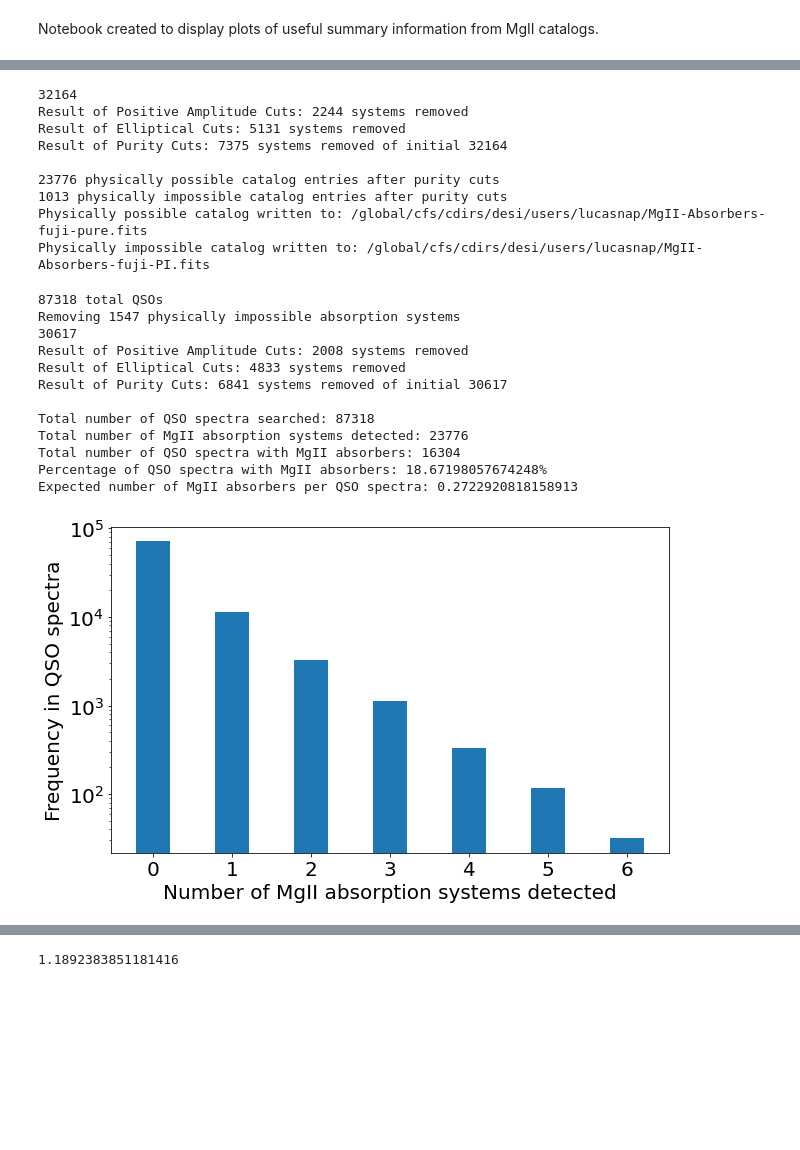
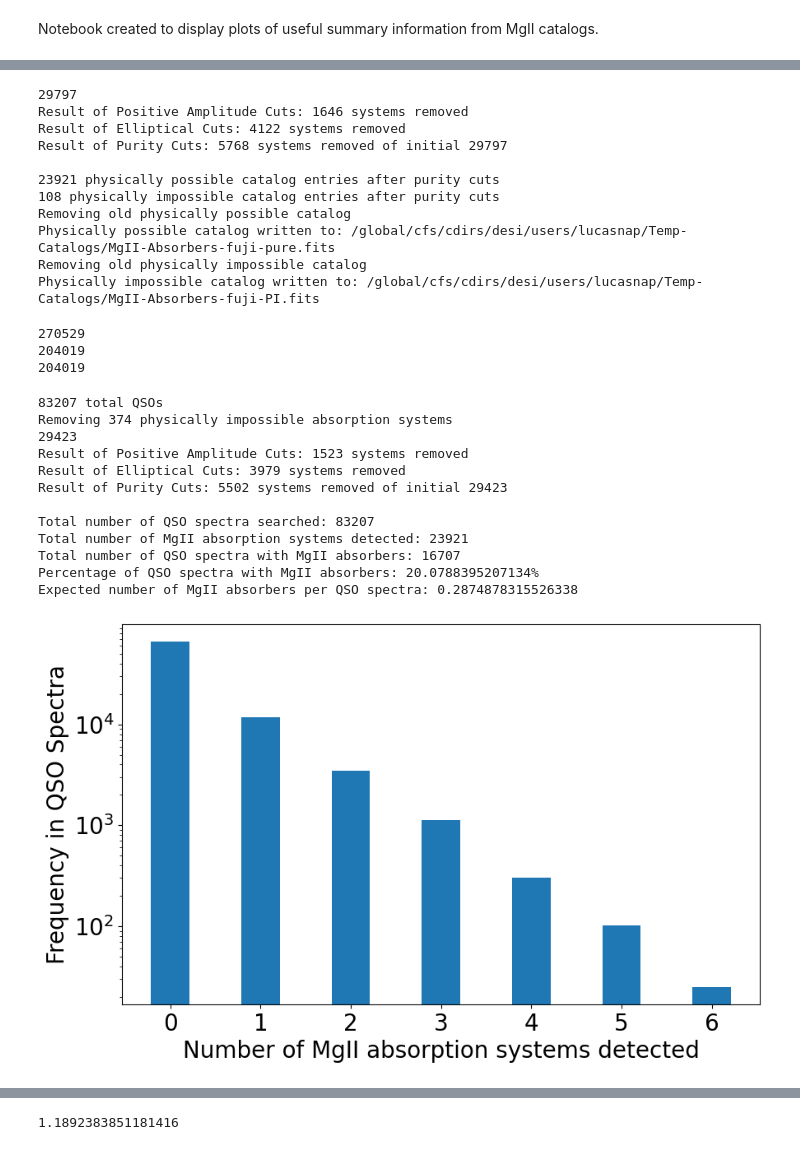
Before and after one commit to LNapolitano/QSO_AB, a Jupyter notebook: Eval_MgII_Cats.ipynb, the cells around one changed output, grey strips where cells are left out. Cells and saved outputs as stored; diff of their text form; code cells hidden in the pictures; blank space fills up the shorter version.

```diff
--- a/Eval_MgII_Cats.ipynb
+++ b/Eval_MgII_Cats.ipynb
@@ -5,6 +5,7 @@ import matplotlib.pyplot as plt
 import numpy as np
 import h5py
 import os
+import seaborn as sns
 
 import desispec.io
 import fitsio
@@ -18,9 +19,9 @@ from IPython.display import clear_output
 %run /global/u2/l/lucasnap/git/QSO_AB/QSO_AB_CmnFns.py
 
 #Write main catalog and physically impossible catalog
-redux='fuji'
-ndim=7
-Mgii_fp = '/global/cfs/cdirs/desi/users/lucasnap/MgII-Absorbers-fuji-nocuts.fits'
+redux = 'fuji'
+ndim = 5
+Mgii_fp = '/global/cfs/cdirs/desi/users/lucasnap/Temp-Catalogs/MgII-Absorbers-{}-nocuts.fits'.format(redux)
 
 
 plt.rcParams.update({'font.size': 20})
@@ -56,12 +73,14 @@ if os.path.exists(PI_cat_fp):
 fitsio.write(PI_cat_fp,PI_cat,extname='MGII_ABSORBERS',units=MgII_cat_units)
 print('Physically impossible catalog written to: {}'.format(PI_cat_fp))
 # %% [output]
-32164
-Result of Positive Amplitude Cuts: 2244 systems removed
-Result of Elliptical Cuts: 5131 systems removed
-Result of Purity Cuts: 7375 systems removed of initial 32164
+29797
+Result of Positive Amplitude Cuts: 1646 systems removed
+Result of Elliptical Cuts: 4122 systems removed
+Result of Purity Cuts: 5768 systems removed of initial 29797
 
-23776 physically possible catalog entries after purity cuts
-1013 physically impossible catalog entries after purity cuts
-Physically possible catalog written to: /global/cfs/cdirs/desi/users/lucasnap/MgII-Absorbers-fuji-pure.fits
-Physically impossible catalog written to: /global/cfs/cdirs/desi/users/lucasnap/MgII-Absorbers-fuji-PI.fits
+23921 physically possible catalog entries after purity cuts
+108 physically impossible catalog entries after purity cuts
+Removing old physically possible catalog
+Physically possible catalog written to: /global/cfs/cdirs/desi/users/lucasnap/Temp-Catalogs/MgII-Absorbers-fuji-pure.fits
+Removing old physically impossible catalog
+Physically impossible catalog written to: /global/cfs/cdirs/desi/users/lucasnap/Temp-Catalogs/MgII-Absorbers-fuji-PI.fits
@@ -73,12 +87,30 @@ if write_pure:
+# %%
+#check iron z_qsos
+
+print(len(MgII_cat))
+
+TID, mgii_idx, qso_idx = np.intersect1d(MgII_cat['TARGETID'],QSOcat['TARGETID'],return_indices=True)
+
+print(len(TID))
+
+print(np.sum(MgII_cat[mgii_idx]['Z_QSO'] == np.round(QSOcat[qso_idx]['Z'],5)))
+# %% [output]
+270529
+204019
+204019
 # %%
 reduction_base_dir='/global/cfs/cdirs/desi/spectro/redux/{}/'.format(redux)
 
 #getting all qso redshifts
-QSOcat_fp = '/global/cfs/cdirs/desi/users/edmondc/QSO_catalog/{}/QSO_cat_{}_healpix_only_qso_targets.fits'.format(redux,redux)
+if redux == 'fuji' or redux == 'guadalupe':
+    QSOcat_fp = '/global/cfs/cdirs/desi/users/edmondc/QSO_catalog/{}/QSO_cat_{}_healpix_only_qso_targets.fits'.format(redux,redux)
+elif redux == 'iron':
+    QSOcat_fp = '/global/cfs/cdirs/desi/survey/catalogs/Y1/QSO/{}/QSO_cat_{}_main_dark_healpix_only_qso_targets_vtest.fits'.format(redux,redux)
 #QSOcat_fp='/global/cfs/cdirs/desi/users/edmondc/QSO_catalog/{}/QSO_cat_{}_healpix_for_lyalpha.fits'.format(redux,redux)
 #QSOcat_fp='/global/cfs/cdirs/desi/users/edmondc/QSO_catalog/{}/QSO_cat_fuji_healpix.fits'.format(redux)
 
 QSOcat=fitsio.read(QSOcat_fp,'QSO_CAT')
+QSOcat = QSOcat[QSOcat['PROGRAM'] == 'dark']
 print('{} total QSOs'.format(len(QSOcat)))
 
 QSO_cat_allz=QSOcat['Z']
@@ -105,7 +137,7 @@ plt.figure(figsize=(10,6))
 plt.hist(MgII_abs_counts,rwidth=0.85,log=True,bins=np.arange(0,7,0.5),align='left')
 plt.hist(x=np.zeros(len(QSO_cat_allz)-len(MgII_abs_unique_targetid)),rwidth=0.85,color='C00',bins=np.arange(0,7,0.5),align='left')
 plt.xlabel('Number of MgII absorption systems detected')
-plt.ylabel('Frequency in QSO spectra')
+plt.ylabel('Frequency in QSO Spectra')
 plt.show()
 
 #all from https://matplotlib.org/stable/gallery/lines_bars_and_markers/scatter_hist.html
@@ -164,6 +196,9 @@ ax_histy.set_xticks([0,0.5,1])
 
 plt.show()
 
+#plt5_data = np.array([MgII_cat['Z_MGII'],MgII_cat['Z_QSO']])
+#np.savetxt('plt5_data.csv',plt5_data,delimiter=',')
+
 plt.figure(figsize=(10,10))
 plt.hist(MgII_cat['Z_QSO'],bins=bins,edgecolor='#169acf',alpha=0.4,density=True)
 plt.hist(QSO_cat_allz,alpha=0.4,density=True,bins=bins)
@@ -175,42 +210,45 @@ plt.show()
 #plt.scatter(MgII_cat['TSNR2'],MgII_cat['EW_2796'],s=0.5)
 #plt.xlabel('FLUX_R')
 #plt.ylabel('EW_2796')
 #plt.xlim(-1,100)
 #plt.ylim(-1,20)
 #plt.show()
 
 #plt.figure(figsize=(10,10))
 #plt.scatter(MgII_cat['AMP_2796']/MgII_cat['AMP_2803'],MgII_cat['STDDEV_2796']/MgII_cat['STDDEV_2803'],s=0.5)
 #plt.xlabel('Line Amplitude Ratio')
 #plt.ylabel('Line Width Ratio')
 #plt.xlim(-1,4)
 #plt.ylim(0,4)
 #plt.show()
 
 
 plt.figure(figsize=(10,10))
 
 x=np.arange(0,8,0.01)
 plt.plot(x,x,c='black',alpha=0.4)
 
 plt.scatter(MgII_cat['EW_2796'],MgII_cat['EW_2803'],s=0.5,c=MgII_cat['Z_MGII'])
 plt.colorbar(label='MgII Absorber Redshift')
 plt.xlim(0,5)
 plt.ylim(0,5)
 plt.xlabel('Equivalent Width of 2796 line (Å)')
 plt.ylabel('Equivalent Width of 2803 line (Å)')
 plt.show()
+
+#plt6_data = np.array([MgII_cat['EW_2796'],MgII_cat['EW_2803']])
+#np.savetxt('plt6_data.csv',plt6_data,delimiter=',')
 # %% [output]
-87318 total QSOs
-Removing 1547 physically impossible absorption systems
-30617
-Result of Positive Amplitude Cuts: 2008 systems removed
-Result of Elliptical Cuts: 4833 systems removed
-Result of Purity Cuts: 6841 systems removed of initial 30617
+83207 total QSOs
+Removing 374 physically impossible absorption systems
+29423
+Result of Positive Amplitude Cuts: 1523 systems removed
+Result of Elliptical Cuts: 3979 systems removed
+Result of Purity Cuts: 5502 systems removed of initial 29423
 
-Total number of QSO spectra searched: 87318
-Total number of MgII absorption systems detected: 23776
-Total number of QSO spectra with MgII absorbers: 16304
-Percentage of QSO spectra with MgII absorbers: 18.67198057674248%
-Expected number of MgII absorbers per QSO spectra: 0.2722920818158913
+Total number of QSO spectra searched: 83207
+Total number of MgII absorption systems detected: 23921
+Total number of QSO spectra with MgII absorbers: 16707
+Percentage of QSO spectra with MgII absorbers: 20.0788395207134%
+Expected number of MgII absorbers per QSO spectra: 0.2874878315526338
-[figure, old version]
+[figure, new version]
```
Also changed, not shown: parts of 7 cells of this notebook, 3 other files.
